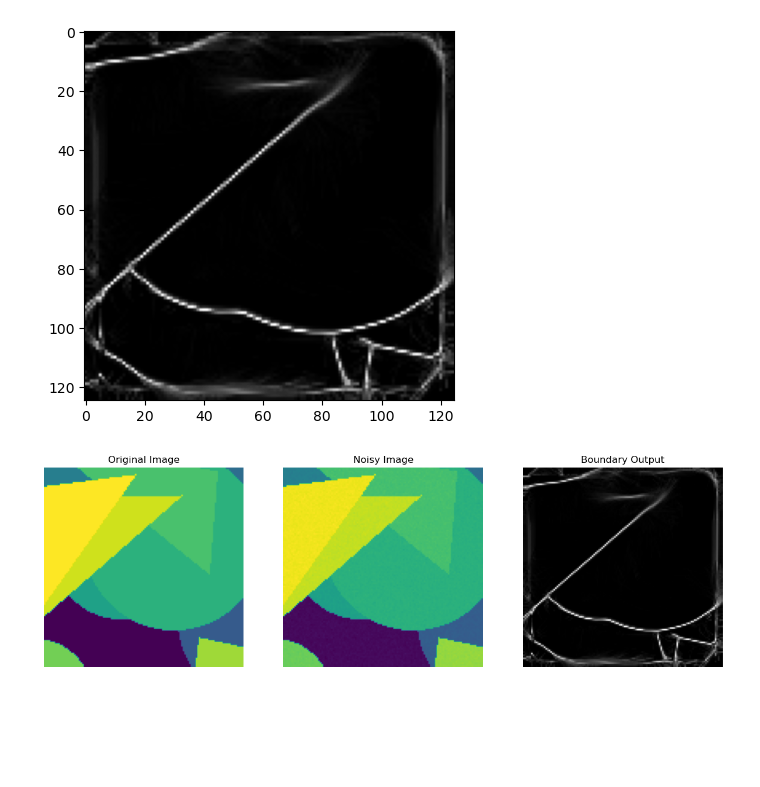
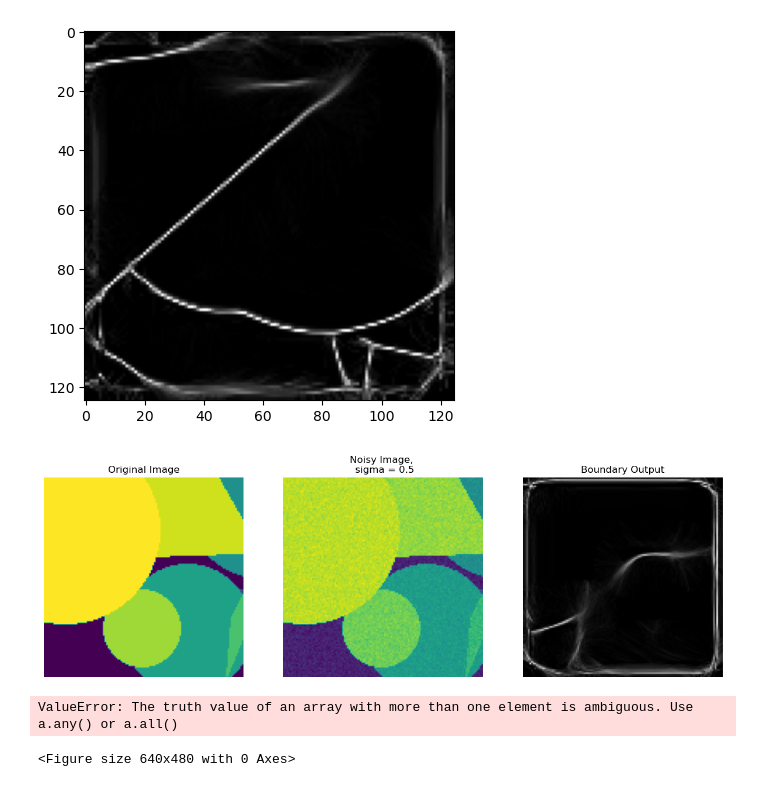
Before and after one commit to yc7z/ClearBoundary, a Jupyter notebook: batch_generation.ipynb, the cells around one changed output. Saved outputs shown, nothing was run; the diff lists cells and outputs as text; code cells hidden in the pictures; blank space fills up the shorter version.

```diff
--- a/batch_generation.ipynb
+++ b/batch_generation.ipynb
@@ -52,7 +52,7 @@ def apply_noise(img, sigma):
 # %%
 def create_batch(data_loader,
                  boundary_model, # tuple: (apply_jitted, trained_params)
-                 noise_levels = [0.1],
+                 noise_levels = [0.1, 0.3, 0.5],
                  num_images_per_level = 1
                 ):
 
@@ -96,7 +96,7 @@ def plot_outputs(out_list): # out_list = (img_arr, noise, noisy_img, boundaries)
     ax[0].axis('off')
 
     ax[1].imshow(out_list[2])
-    ax[1].set_title('Noisy Image')
+    ax[1].set_title(f'Noisy Image, \n sigma = {out_list[1]}')
     ax[1].axis('off')
 
     ax[2].imshow(out_list[3], cmap = "grey")
@@ -110,6 +110,11 @@ plt.imshow(batch[0][0][3], cmap = "grey")
 <matplotlib.image.AxesImage at 0x...>
 [figure]
 # %%
-plot_outputs(batch[0][0])
+plot_outputs(batch[0][2])
 # %% [output]
-[figure, old version]
+[figure, new version]
+# %%
+plt.savefig(batch[0][0][0])
+# %% [output]
+ValueError: The truth value of an array with more than one element is ambiguous. Use a.any() or a.all()
+<Figure size 640x480 with 0 Axes>
```
Also changed, not shown: 1 other file.
